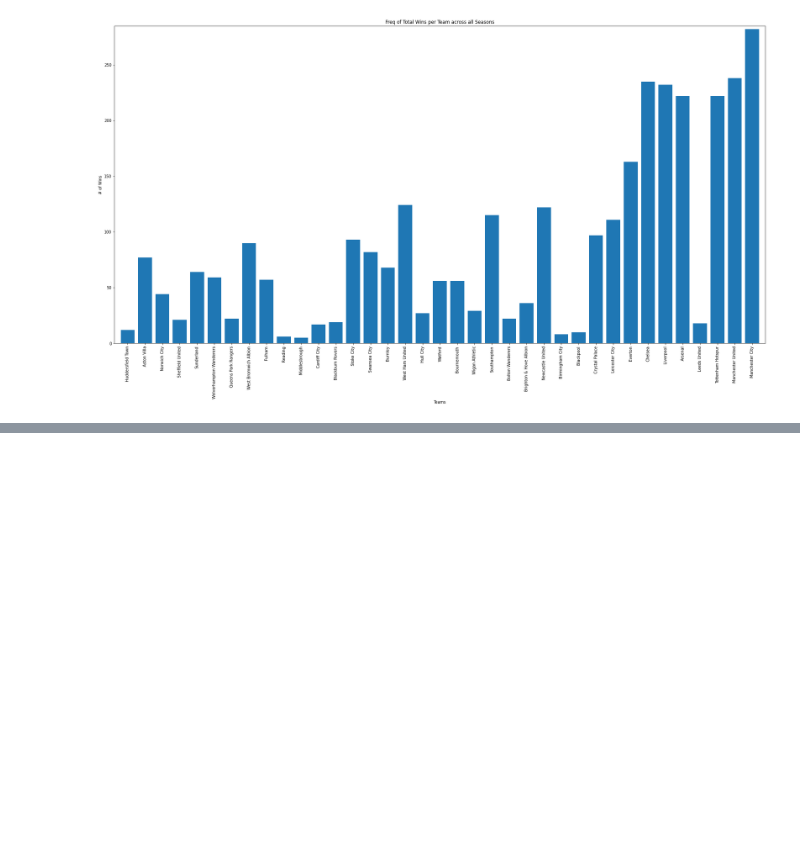
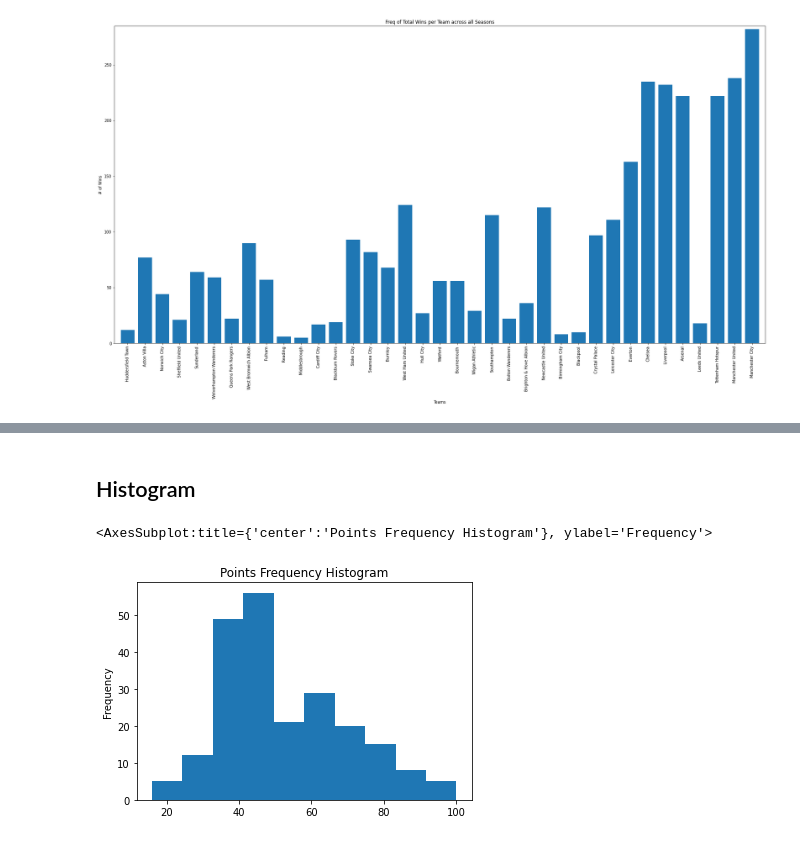
Before and after one commit to bolleyboll/Kaggle-Journey, a Jupyter notebook: Visualisation.ipynb, the cells around one changed output, grey strips where cells are left out. Cells and saved outputs as stored; diff of their text form; code cells hidden in the pictures; blank space fills up the shorter version.

```diff
--- a/Visualisation.ipynb
+++ b/Visualisation.ipynb
@@ -123,0 +141,7 @@ plt.show()
+# %% [markdown]
+## Histogram
+# %%
+data['Pts'].plot.hist(title='Points Frequency Histogram')
+# %% [output]
+<AxesSubplot:title={'center':'Points Frequency Histogram'}, ylabel='Frequency'>
+[figure, added]
```
Also changed, not shown: parts of 13 cells of this notebook.
